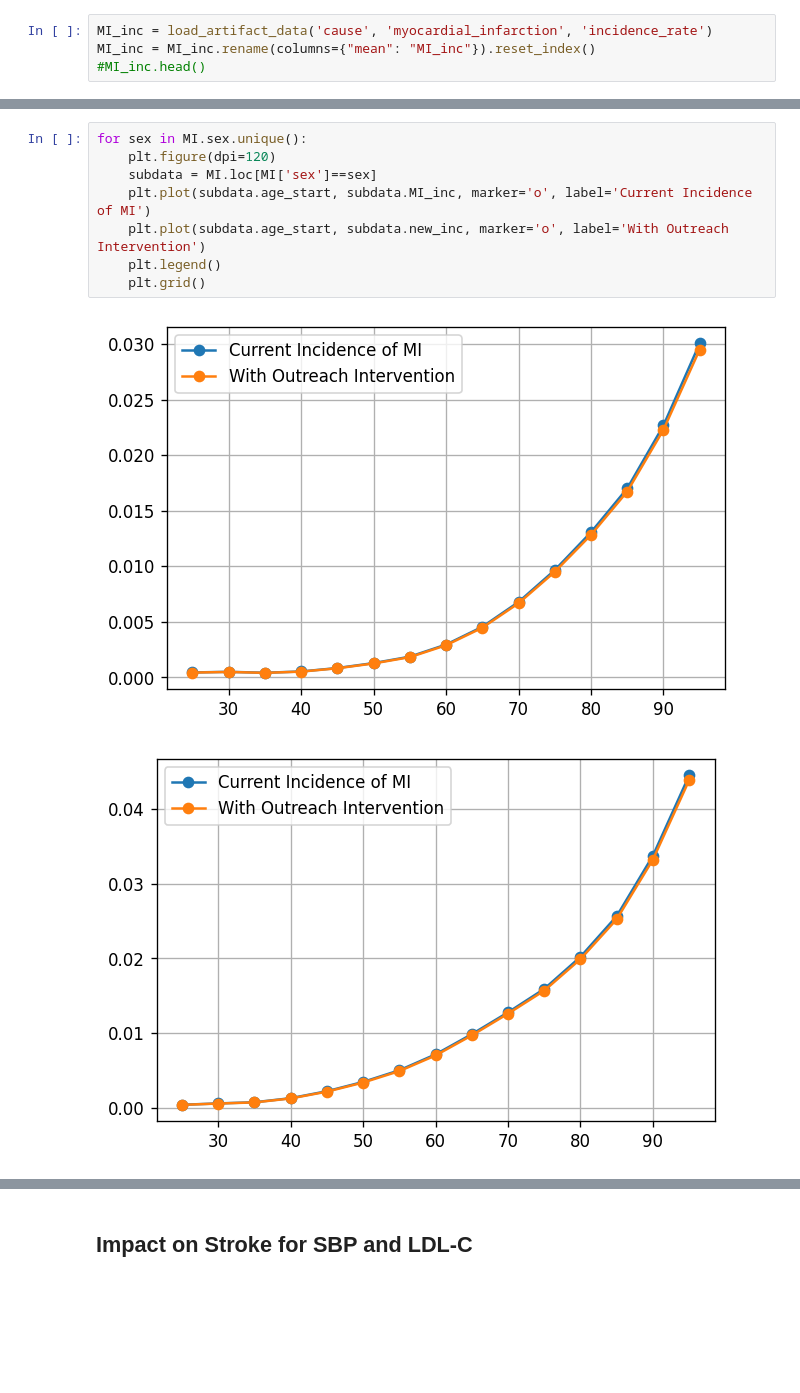
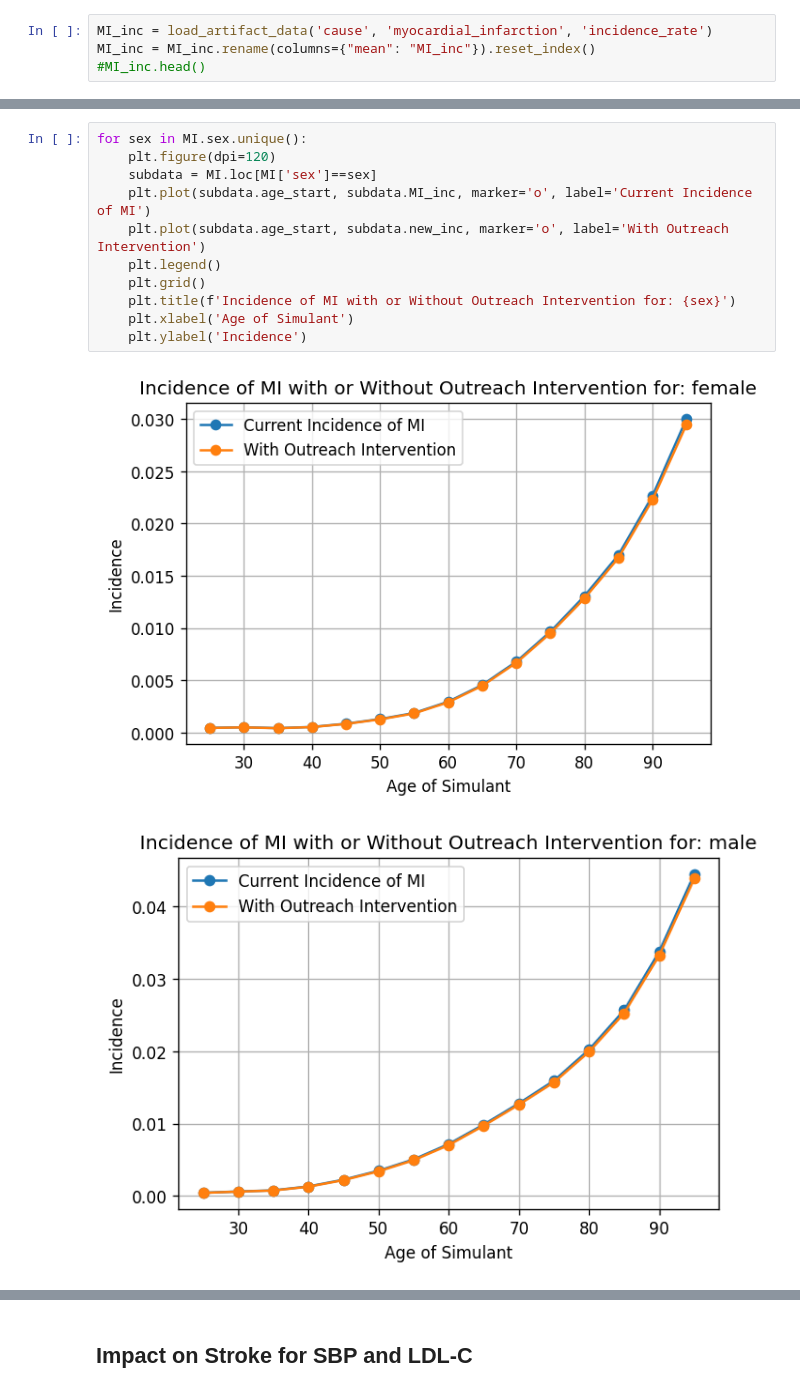
Before and after one commit to ihmeuw/vivarium_research_nih_us_cvd, a Jupyter notebook: Back_of_envelope.ipynb, the cells around one changed output, grey strips where cells are left out. Saved outputs shown, nothing was run; the diff lists cells and outputs as text; blank space fills up the shorter version.

```diff
--- a/Back_of_envelope.ipynb
+++ b/Back_of_envelope.ipynb
@@ -88,12 +89,15 @@ MI.head()
 # %%
 for sex in MI.sex.unique():
     plt.figure(dpi=120)
     subdata = MI.loc[MI['sex']==sex]
     plt.plot(subdata.age_start, subdata.MI_inc, marker='o', label='Current Incidence of MI')
     plt.plot(subdata.age_start, subdata.new_inc, marker='o', label='With Outreach Intervention')
     plt.legend()
     plt.grid()
+    plt.title(f'Incidence of MI with or Without Outreach Intervention for: {sex}')
+    plt.xlabel('Age of Simulant')
+    plt.ylabel('Incidence')
 # %% [output]
-[figure, old version]
+[figure, new version]
-[figure, old version]
+[figure, new version]
 # %% [markdown]
```
Also changed, not shown: parts of 7 cells of this notebook, 2 other files.
